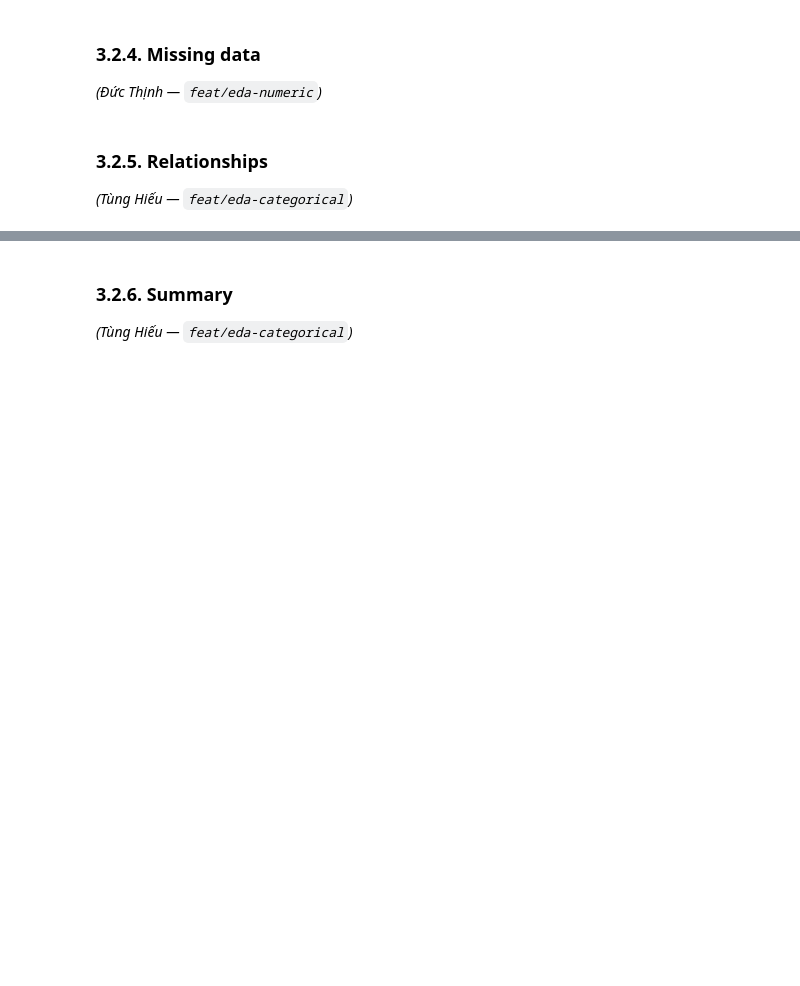
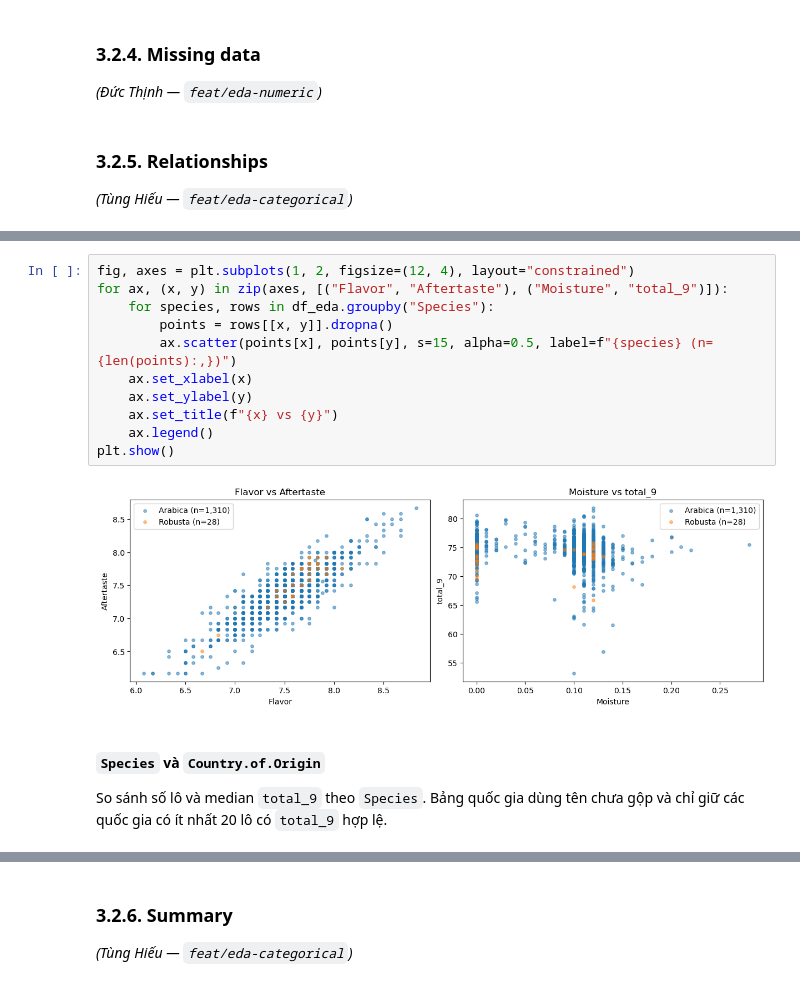
Before and after one commit to dnhoang-2006/coffee-quality, a Jupyter notebook: notebooks/01_collection_exploration.ipynb, the cells around one changed output, grey strips where cells are left out. Cells and saved outputs as stored; diff of their text form; blank space fills up the shorter version.

```diff
--- a/notebooks/01_collection_exploration.ipynb
+++ b/notebooks/01_collection_exploration.ipynb
@@ -692,0 +1198,17 @@ files_summary
+# %%
+fig, axes = plt.subplots(1, 2, figsize=(12, 4), layout="constrained")
+for ax, (x, y) in zip(axes, [("Flavor", "Aftertaste"), ("Moisture", "total_9")]):
+    for species, rows in df_eda.groupby("Species"):
+        points = rows[[x, y]].dropna()
+        ax.scatter(points[x], points[y], s=15, alpha=0.5, label=f"{species} (n={len(points):,})")
+    ax.set_xlabel(x)
+    ax.set_ylabel(y)
+    ax.set_title(f"{x} vs {y}")
+    ax.legend()
+plt.show()
+# %% [output]
+[figure, added]
+# %% [markdown]
+#### `Species` và `Country.of.Origin`
+
+So sánh số lô và median `total_9` theo `Species`. Bảng quốc gia dùng tên chưa gộp và chỉ giữ các quốc gia có ít nhất 20 lô có `total_9` hợp lệ.
```
Also changed, not shown: parts of 33 cells of this notebook, 8 other files.
